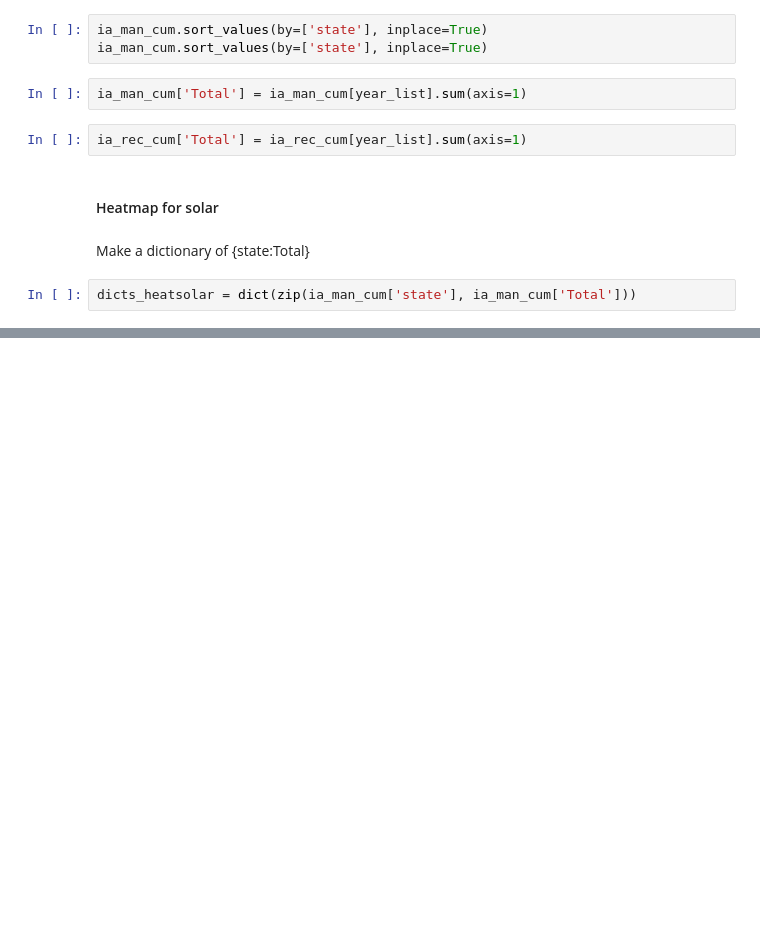
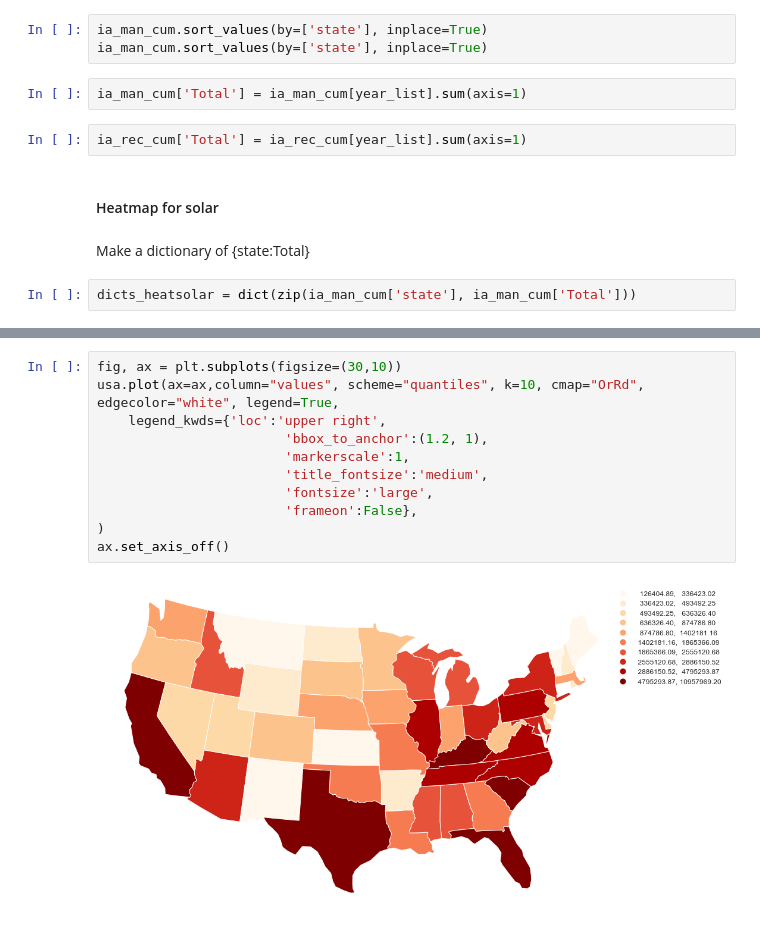
Before and after one commit to macmribo/RICE, a Jupyter notebook: 3_RELOG_simulation/manuscript_figure_generation/results.ipynb, the cells around one changed output, grey strips where cells are left out. Saved outputs shown, nothing was run; the diff lists cells and outputs as text; blank space fills up the shorter version.

```diff
--- a/3_RELOG_simulation/manuscript_figure_generation/results.ipynb
+++ b/3_RELOG_simulation/manuscript_figure_generation/results.ipynb
@@ -720,0 +719,13 @@ plt.show()
+# %%
+fig, ax = plt.subplots(figsize=(30,10))
+usa.plot(ax=ax,column="values", scheme="quantiles", k=10, cmap="OrRd", edgecolor="white", legend=True,
+    legend_kwds={'loc':'upper right',
+                        'bbox_to_anchor':(1.2, 1),
+                        'markerscale':1,
+                        'title_fontsize':'medium',
+                        'fontsize':'large',
+                        'frameon':False},
+)
+ax.set_axis_off()
+# %% [output]
+[figure, added]
```
Also changed, not shown: parts of 8 cells of this notebook, 4 other files.
